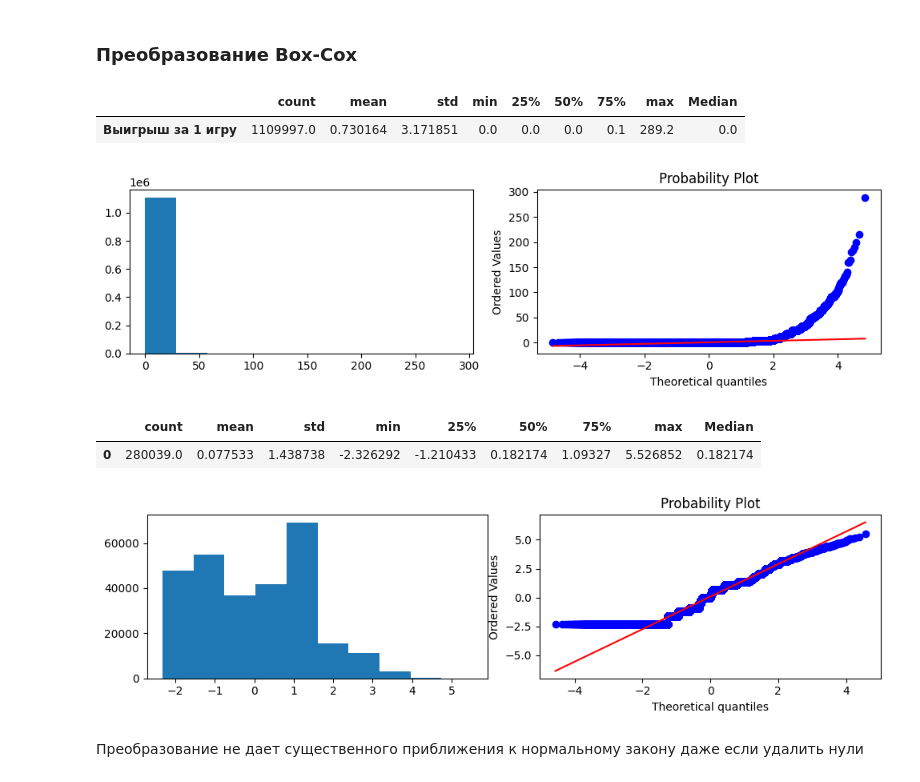
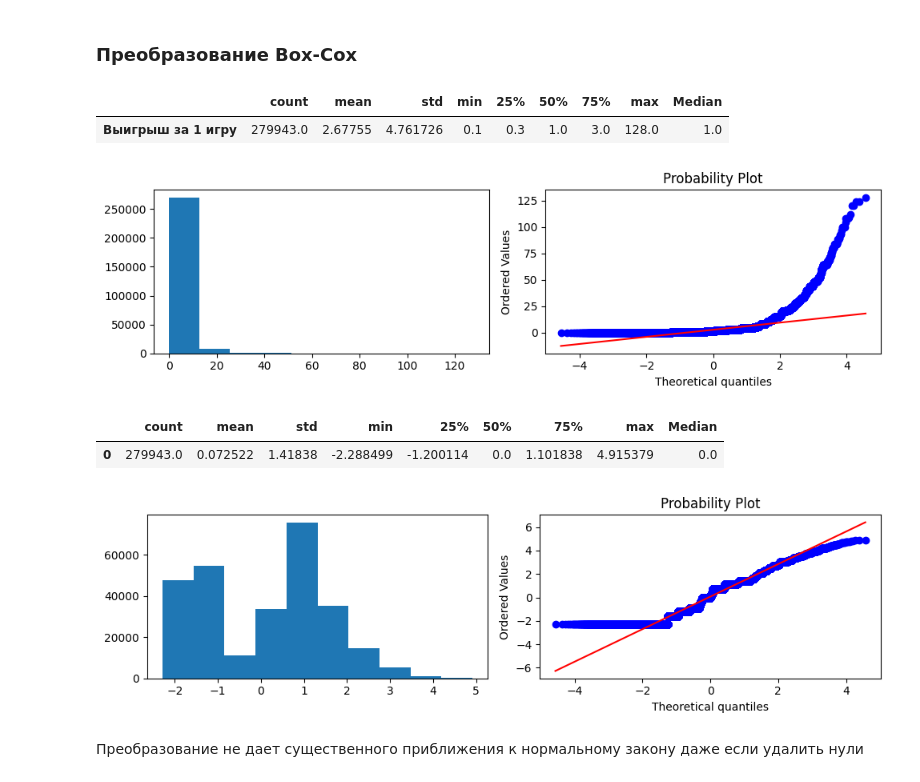
Before and after one commit to ResearchMachine/TestTaskSlotGame, a Jupyter notebook: Solution.ipynb, the cells around one changed output. Drawn from its saved outputs; the diff is of its cells as text; code cells hidden in the pictures.

```diff
--- a/Solution.ipynb
+++ b/Solution.ipynb
@@ -61,7 +61,7 @@ def GameMatrixResult(S1, S2, S3, S4, S5):
 N_BarabanStringCenter = len(BarabanStringCenter)-1
 N_BarabanStringBoundary = len(BarabanStringBoundary)-1
 
-tmp = GameMatrixResult(1, 2, 1, 1, 1)
+tmp = GameMatrixResult(1, 1, 1, 1, 1)
 
 print('Пример одной реализации игры \n' + str(tmp))
 # %% [output]
@@ -93,21 +93,25 @@ def PrizeResult(MatrixResult):
     lines.append(MatrixResult[2, 0]+MatrixResult[1, 1]+MatrixResult[1, 2]+MatrixResult[1, 3]+MatrixResult[2, 4])
     lines.append(MatrixResult[0, 0]+MatrixResult[0, 1]+MatrixResult[1, 2]+MatrixResult[2, 3]+MatrixResult[2, 4])
     lines.append(MatrixResult[2, 0]+MatrixResult[2, 1]+MatrixResult[1, 2]+MatrixResult[0, 3]+MatrixResult[0, 4])
+    #print(lines)
 
-    d = {'AAA': 4, 'AAAA': 20, 'AAAAA': 40,
-         'BBB': 3, 'BBBB': 15, 'BBBBB': 30,
-        'CCC': 2, 'CCCC': 10, 'CCCCC': 20,
-        'DDD': 1, 'DDDD': 5, 'DDDDD': 10,
-        'EEE': 0.4, 'EEEE': 2, 'EEEEE': 4,
-        'FFF': 0.3, 'FFFF': 1.5, 'FFFFF': 3,
-        'GGG': 0.2, 'GGGG': 1, 'GGGGG': 2,
-        'HHH': 0.1, 'HHHH': 0.5, 'HHHHH': 1}
+
+    d = {'AAAAA': 40,'AAAA': 20,'AAA': 4,
+         'BBBBB': 30, 'BBBB': 15,'BBB': 3,
+        'CCCCC': 20, 'CCCC': 10, 'CCC': 2,
+        'DDDDD': 10, 'DDDD': 5, 'DDD': 1,
+        'EEEEE': 4, 'EEEE': 2, 'EEE': 0.4,
+        'FFFFF': 3, 'FFFF': 1.5, 'FFF': 0.3,
+        'GGGGG': 2, 'GGGG': 1, 'GGG': 0.2,
+        'HHHHH': 1, 'HHHH': 0.5,'HHH': 0.1}
 
     #ищем шаблоны по ключам словаря
     for i in lines:
         for j in list(d.keys()):
             if i.find(j)!=-1:
                 PrizeValue = PrizeValue + d[j]
+                #print(d[j])
+                break
 
     # В зависимости от числа элементов S в матрице выберем число спинов
     # 3 символа – 5 фри-спинов, 4 символа – 10 фри-спинов, 5 символов – 15 фри-спинов
@@ -227,27 +231,28 @@ df.describe().T
 # %%
 from scipy import stats
 import matplotlib.pyplot as plt
 import pandas as pd
 import numpy as np
 
 # generate non-normal sample
-x = df['Выигрыш за 1 игру']
+x = df['Выигрыш за 1 игру'][df['Выигрыш за 1 игру']>0]
 
 # plot
 fig, axes = plt.subplots(1, 2, figsize=(10, 3))
 axes[0].hist(x)
 stats.probplot(x, dist=stats.norm, plot=axes[1])
 fig.tight_layout()
 
 # summary statistics
 df1 = pd.DataFrame(x).describe().T
 df1['Median'] = np.median(x)
 df1
 # %% [output]
 |  | count | mean | std | min | 25% | 50% | 75% | max | Median |
-| Выигрыш за 1 игру | 1109997.0 | 0.730164 | 3.171851 | 0.0 | 0.0 | 0.0 | 0.1 | 289.2 | 0.0 |
+| Выигрыш за 1 игру | 279943.0 | 2.67755 | 4.761726 | 0.1 | 0.3 | 1.0 | 3.0 | 128.0 | 1.0 |
-[figure, old version]
+[figure, new version]
 # %%
+xt, lmbda = stats.boxcox(x)
 # plot
 fig, axes = plt.subplots(1, 2, figsize=(10, 3))
 axes[0].hist(xt)
@@ -260,8 +265,8 @@ df1['Median'] = np.median(xt)
 df1
 # %% [output]
 |  | count | mean | std | min | 25% | 50% | 75% | max | Median |
-| 0 | 280039.0 | 0.077533 | 1.438738 | -2.326292 | -1.210433 | 0.182174 | 1.09327 | 5.526852 | 0.182174 |
+| 0 | 279943.0 | 0.072522 | 1.41838 | -2.288499 | -1.200114 | 0.0 | 1.101838 | 4.915379 | 0.0 |
-[figure, old version]
+[figure, new version]
 # %% [markdown]
 Преобразование не дает существенного приближения к нормальному закону даже если удалить нули
 # %% [markdown]
```
Also changed, not shown: parts of 8 cells of this notebook.
